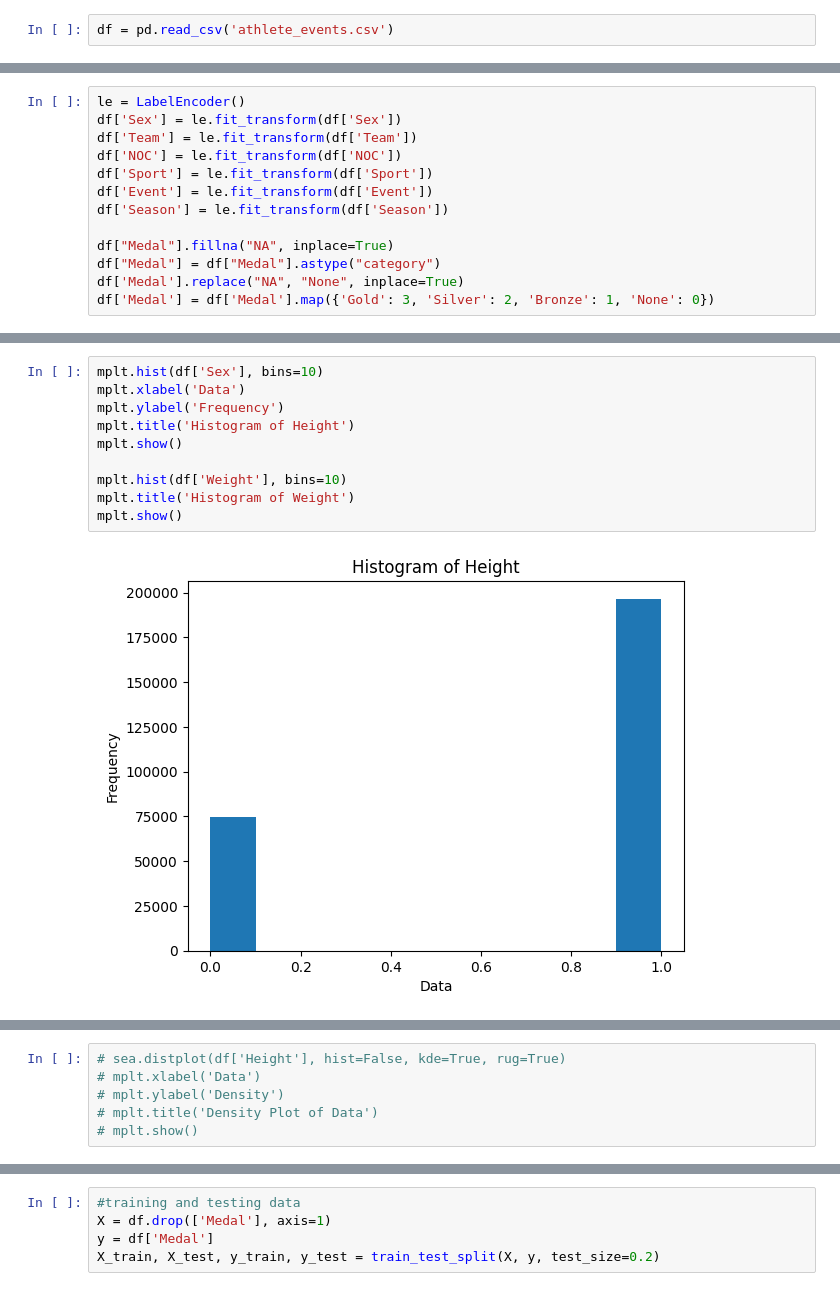
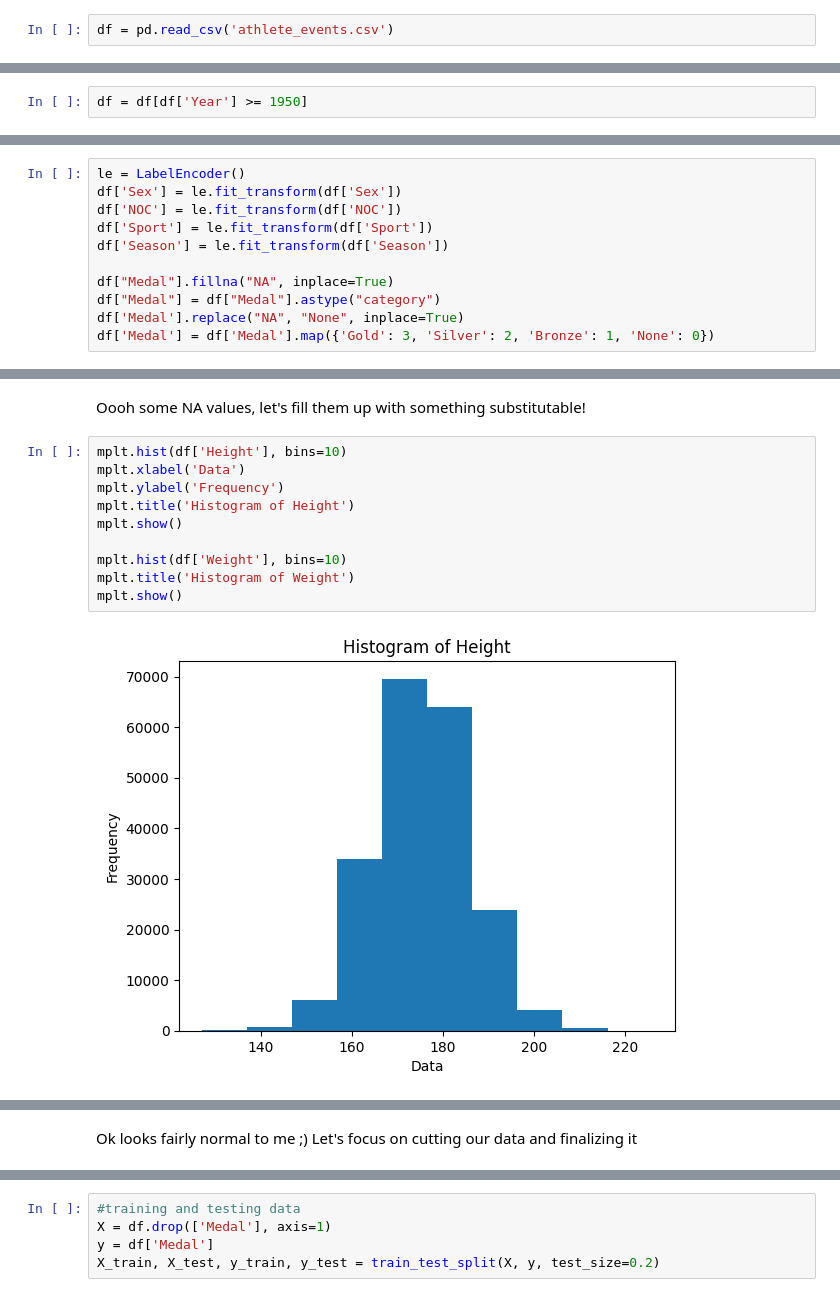
Before and after one commit to SCheekati/Hacklytics2023, a Jupyter notebook: classifier/classifiers.ipynb, the cells around one changed output, grey strips where cells are left out. Cells and saved outputs as stored; diff of their text form.

```diff
--- a/classifier/classifiers.ipynb
+++ b/classifier/classifiers.ipynb
@@ -36,0 +45,2 @@ print(df.head(6))
+# %%
+df = df[df['Year'] >= 1950]
@@ -37,10 +53,8 @@ print(df.head(6))
 # %%
 le = LabelEncoder()
 df['Sex'] = le.fit_transform(df['Sex'])
-df['Team'] = le.fit_transform(df['Team'])
 df['NOC'] = le.fit_transform(df['NOC'])
 df['Sport'] = le.fit_transform(df['Sport'])
-df['Event'] = le.fit_transform(df['Event'])
 df['Season'] = le.fit_transform(df['Season'])
 
 df["Medal"].fillna("NA", inplace=True)
@@ -68,12 +85,14 @@ print(df.head(6))
+# %% [markdown]
+Oooh some NA values, let's fill them up with something substitutable!
 # %%
-mplt.hist(df['Sex'], bins=10)
+mplt.hist(df['Height'], bins=10)
 mplt.xlabel('Data')
 mplt.ylabel('Frequency')
 mplt.title('Histogram of Height')
 mplt.show()
 
 mplt.hist(df['Weight'], bins=10)
 mplt.title('Histogram of Weight')
 mplt.show()
 # %% [output]
-[figure, old version]
+[figure, new version]
@@ -81,8 +100,5 @@ mplt.show()
-# %%
-# sea.distplot(df['Height'], hist=False, kde=True, rug=True)
-# mplt.xlabel('Data')
-# mplt.ylabel('Density')
-# mplt.title('Density Plot of Data')
-# mplt.show()
+# %% [markdown]
+Ok looks fairly normal to me ;)
+Let's focus on cutting our data and finalizing it
 # %%
 df['Height'].fillna(df['Height'].mean(), inplace=True)
```
Also changed, not shown: parts of 19 cells of this notebook.
